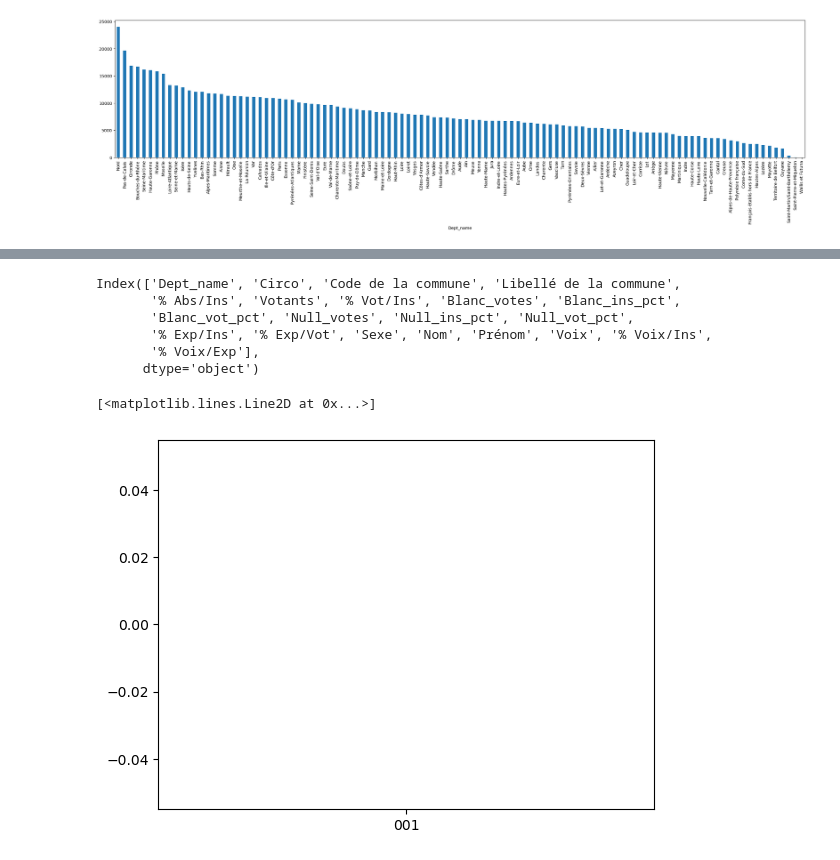
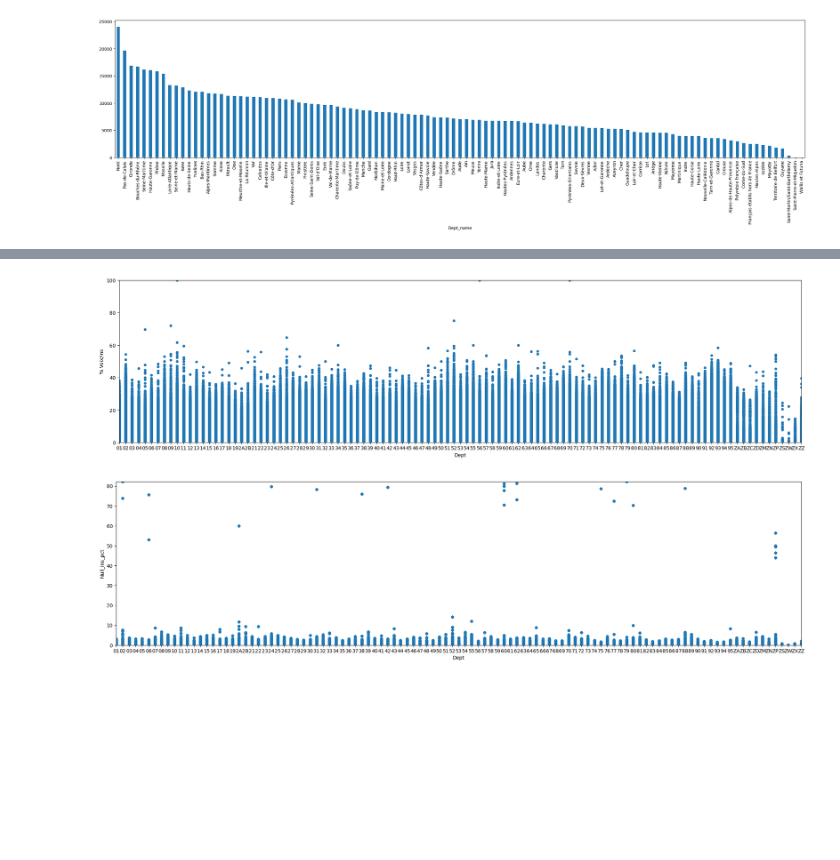
Before and after one commit to Falite/Projet-AD, a Jupyter notebook: Projet.ipynb, the cells around one changed output, grey strips where cells are left out. Cells and saved outputs as stored; diff of their text form; code cells hidden in the pictures; blank space fills up the shorter version.

```diff
--- a/Projet.ipynb
+++ b/Projet.ipynb
@@ -271,16 +256,12 @@ plt.show()
-# %%
-df.columns
-# %% [output]
-Index(['Dept_name', 'Circo', 'Code de la commune', 'Libellé de la commune',
-       '% Abs/Ins', 'Votants', '% Vot/Ins', 'Blanc_votes', 'Blanc_ins_pct',
-       'Blanc_vot_pct', 'Null_votes', 'Null_ins_pct', 'Null_vot_pct',
-       '% Exp/Ins', '% Exp/Vot', 'Sexe', 'Nom', 'Prénom', 'Voix', '% Voix/Ins',
-       '% Voix/Exp'],
-      dtype='object')
-# %%
-ts = pd.Series(df["% Vot/Ins"], index=df['Code de la commune'])
-ts = ts.cumsum()
-plt.plot(ts)
-# %% [output]
-[<matplotlib.lines.Line2D at 0x...>]
-[figure, removed]
+# %%
+df.plot(x='Dept',y='% Voix/Ins',kind='scatter',figsize=(25,6))
+plt.margins(x=0,y=0)
+plt.show()
+# %% [output]
+[figure, added]
+# %%
+df.plot(x='Dept',y='Null_ins_pct',kind='scatter',figsize=(25,6))
+plt.margins(x=0,y=0)
+plt.show()
+# %% [output]
+[figure, added]
```
Also changed, not shown: parts of 12 cells of this notebook.
